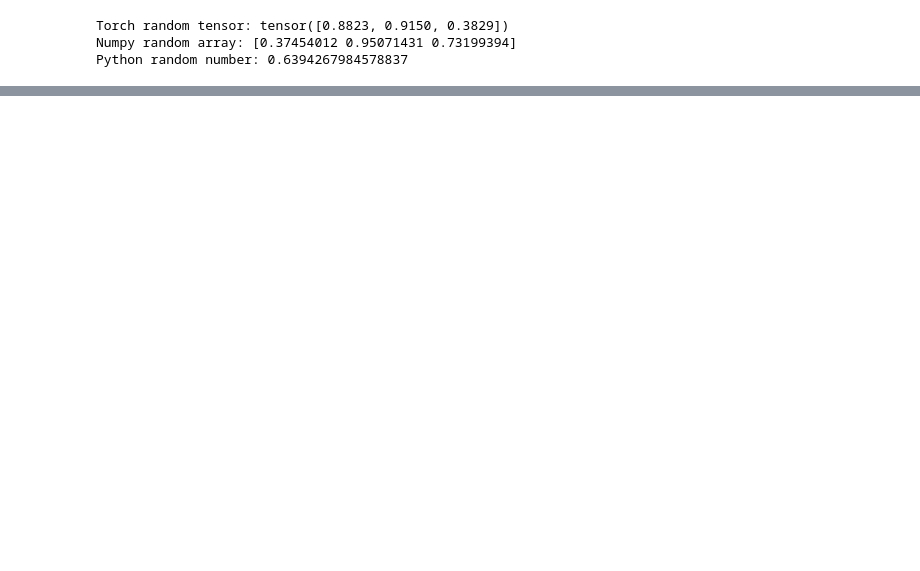
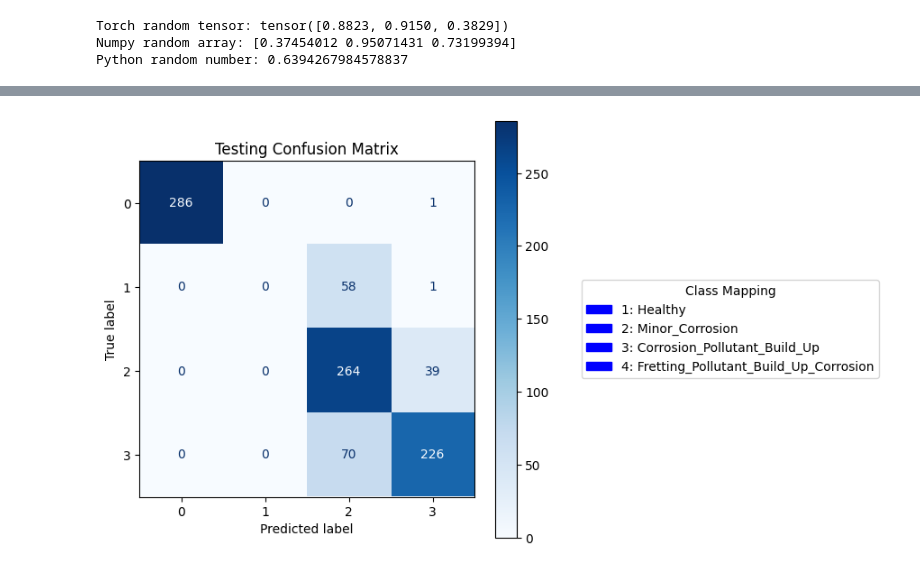
Before and after one commit to dkang1630/Conductor_Image_Classification, a Jupyter notebook: CNN_Coductor_Classification_Model.ipynb, the cells around one changed output, grey strips where cells are left out. Saved outputs shown, nothing was run; the diff lists cells and outputs as text; code cells hidden in the pictures; blank space fills up the shorter version.

```diff
--- a/CNN_Coductor_Classification_Model.ipynb
+++ b/CNN_Coductor_Classification_Model.ipynb
@@ -40,6 +105,10 @@ Python random number: 0.6394267984578837
 # %%
 # Paths
-BASE_PATH = "/content/drive/My Drive/Conductor_Image_Detection/Images/Lab_experiment/Classified"
+BASE_PATH = "/content/drive/My Drive/Colab Notebooks/Conductor_Image_Detection/Images/Lab_experiment/Classified"
 ORIGINAL_PATH = os.path.join(BASE_PATH, "Original")
 GVN_PATH = os.path.join(BASE_PATH, "GVN_Processed")
-CLASSES = ["Abrasion", "Corrosion", "Fretting", "Healthy", "Minor_Abrasion", "Minor_Corrosion"]
+CLASSES = ["Healthy", "Minor_Corrosion", "Corrosion_Pollutant_Build_Up", "Fretting_Pollutant_Build_Up_Corrosion"]
+SUBFOLDERS = ["from_auto", "from_D", "from_H", "from_W"]
+SAVE_PATH = "/content/drive/My Drive/Colab Notebooks/MDR_Inspection/best_CNN_model.pth"
+
+device = torch.device('cuda' if torch.cuda.is_available() else 'cpu')
@@ -368,0 +511,88 @@ CNN Predicted:    Abrasion      Abrasion        Abrasion        Corrosion
+# %%
+trained_model = CustomCNN()
+trained_model.load_state_dict(torch.load(SAVE_PATH, map_location=device))
+
+# Final Evaluation on val_loader_original (or test_loader_original)
+trained_model.to(device)
+trained_model.eval()
+
+total_val_samples = 0
+running_val_loss = 0.0
+all_labels = []
+all_preds = []
+criterion = nn.CrossEntropyLoss() # Define loss function
+
+with torch.no_grad():
+    for images, labels in tqdm(test_loader_original, desc="Final Evaluation"):
+        images, labels = images.to(device), labels.to(device)
+        outputs = trained_model(images)
+        loss = criterion(outputs, labels) # Calculate loss for the batch
+        running_val_loss += loss.item() * images.size(0)
+        _, preds = torch.max(outputs, 1)
+        all_labels.extend(labels.cpu().numpy())
+        all_preds.extend(preds.cpu().numpy())
+        total_val_samples += labels.size(0)
+
+avg_loss = running_val_loss / total_val_samples
+
+# Compute additional metrics using sklearn
+val_accuracy = accuracy_score(all_labels, all_preds) * 100
+precision = precision_score(all_labels, all_preds, average='weighted')
+recall = recall_score(all_labels, all_preds, average='weighted')
+f1 = f1_score(all_labels, all_preds, average='weighted')
+
+mode = "Validation"
+print(f'\n{mode} Loss: {avg_loss:.4f}')
+print(f'{mode} Accuracy: {val_accuracy:.2f}%')
+print(f'{mode} Precision (weighted): {precision:.4f}')
+print(f'{mode} Recall (weighted): {recall:.4f}')
+print(f'{mode} F1 Score (weighted): {f1:.4f}')
+
+# First, compute the confusion matrix
+conf_matrix = confusion_matrix(all_labels, all_preds)
+
+# Create the confusion matrix display
+fig, ax = plt.subplots(figsize=(6, 6))  # Adjust figure size if needed
+disp = ConfusionMatrixDisplay(confusion_matrix=conf_matrix)
+disp.plot(cmap='Blues', ax=ax)
+
+# Create legend patches
+legend_patches = [mpatches.Patch(color='blue', label=f"{i+1}: {name}") for i, name in enumerate(CLASSES)]
+
+# Place the legend outside the plot on the right
+plt.legend(handles=legend_patches, title="Class Mapping", loc="center left", bbox_to_anchor=(1.3, 0.5))
+
+# Set title
+plt.title("Testing Confusion Matrix")
+plt.show()
+
+# --- Plot combined Training & Validation Loss and Accuracy curves ---
+epochs_range = range(1, len(history['train_loss']) + 1)
+fig, ax1 = plt.subplots(figsize=(8, 6))
+
+# Plot Loss curves (primary y-axis)
+line1, = ax1.plot(epochs_range, history['train_loss'], label='Train Loss', color='blue', linestyle='--')
+line2, = ax1.plot(epochs_range, history['val_loss'], label='Validation Loss', color='blue')
+ax1.set_xlabel('Epoch')
+ax1.set_ylabel('Loss', color='blue')
+ax1.tick_params(axis='y', labelcolor='blue')
+
+# Create secondary y-axis for Accuracy
+ax2 = ax1.twinx()
+line3, = ax2.plot(epochs_range, history['train_acc'], label='Train Accuracy', color='red', linestyle='--')
+line4, = ax2.plot(epochs_range, history['val_acc'], label='Validation Accuracy', color='red')
+ax2.set_ylabel('Accuracy (%)', color='red')
+ax2.tick_params(axis='y', labelcolor='red')
+
+# Combine legends from both axes
+lines = [line1, line2, line3, line4]
+labels = [line.get_label() for line in lines]
+ax1.legend(lines, labels, loc='upper center', bbox_to_anchor=(0.5, -0.1), ncol=2)
+
+plt.title("Training & Validation Loss and Accuracy")
+plt.tight_layout()
+plt.show()
+
+# Optionally, print total training time metric
+print(f"Total training compute time: {history['total_time']:.2f} seconds")
+# %% [output]
@@ -368,0 +604 @@ CNN Predicted:    Abrasion      Abrasion        Abrasion        Corrosion
+[figure, added]
```
Also changed, not shown: parts of 22 cells of this notebook.
